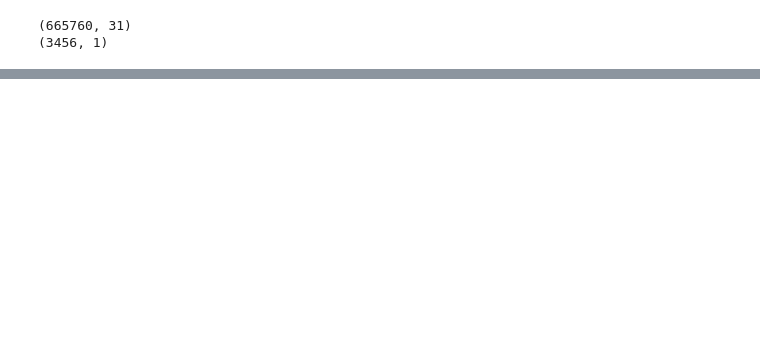
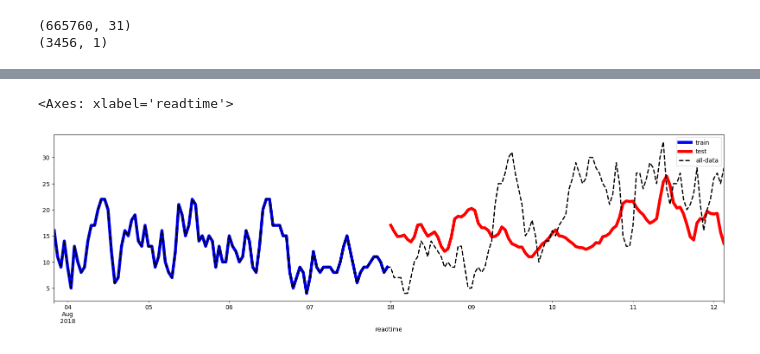
Before and after one commit to amrirasyidi/air_quality_forecasting, a Jupyter notebook: notebooks/1_forecast_testing.ipynb, the cells around one changed output, grey strips where cells are left out. Drawn from its saved outputs; the diff is of its cells as text; code cells hidden in the pictures; blank space fills up the shorter version.

```diff
--- a/notebooks/1_forecast_testing.ipynb
+++ b/notebooks/1_forecast_testing.ipynb
@@ -455,3 +424,6 @@ print(predictions.shape)
 # %% [output]
 (665760, 31)
 (3456, 1)
+# %%
+predictions['readtime'] = test_data.reset_index()['readtime']
+predictions.head()
@@ -457,0 +437,36 @@ print(predictions.shape)
+# %%
+fig, ax = plt.subplots(figsize = (20,5))
+
+length = 100
+
+train_data.reset_index().tail(length).plot(
+    x="readtime",
+    y="pm25",
+    ax=ax,
+    label="train",
+    color="blue",
+    lw=5
+    )
+
+predictions.head(length).plot(
+    x="readtime",
+    y="pm25",
+    ax=ax,
+    label="test",
+    color="red",
+    lw=5
+    )
+
+pm25_cailiao.reset_index().iloc[len(train_data)-length:len(train_data)+length,:].plot(
+    x="readtime",
+    y="pm25",
+    linestyle='--',
+    ax=ax,
+    label="all-data",
+    color="black",
+    # alpha=0.8,
+    lw=2
+    )
+# %% [output]
+<Axes: xlabel='readtime'>
+[figure, added]
```
Also changed, not shown: parts of 13 cells of this notebook, 7 other files.
